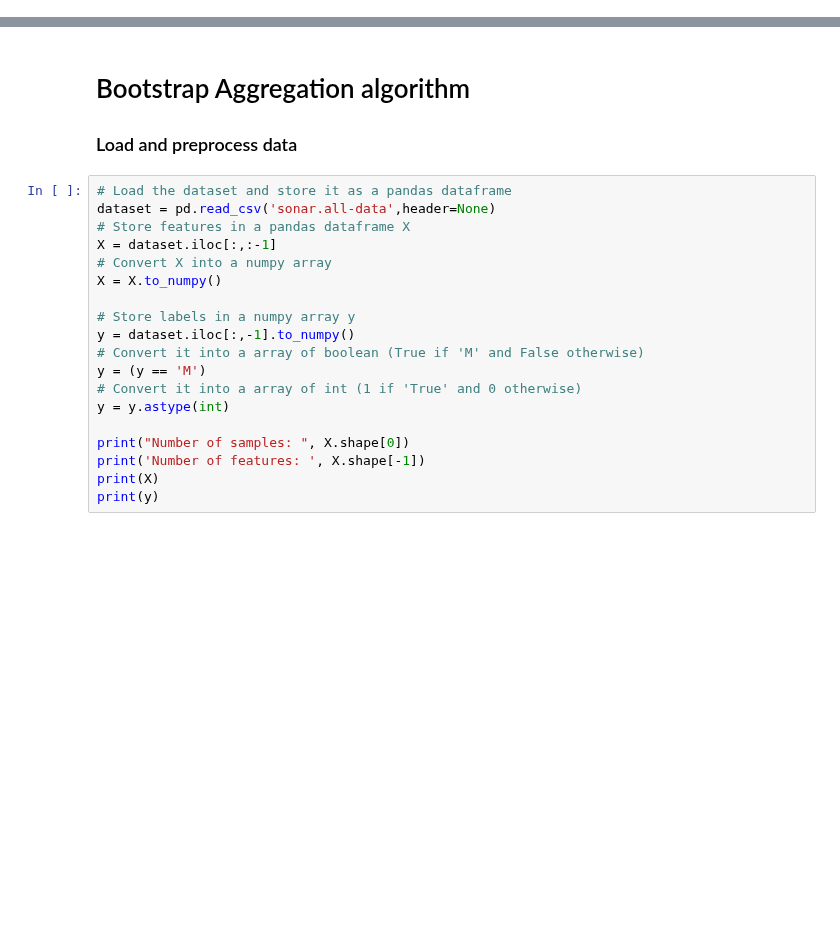
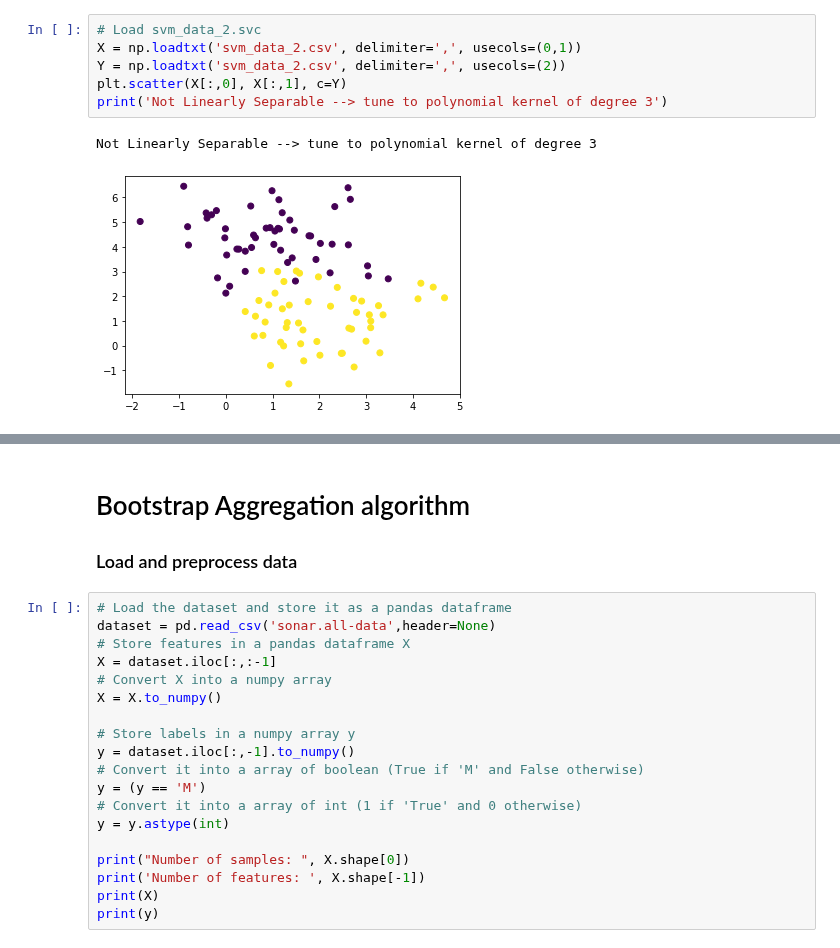
Before and after one commit to ivalencius/Machine_learning_INF264, a Jupyter notebook: Exercises/5/bagging.ipynb, the cells around one changed output, grey strips where cells are left out. Drawn from its saved outputs; the diff is of its cells as text; blank space fills up the shorter version.

```diff
--- a/Exercises/5/bagging.ipynb
+++ b/Exercises/5/bagging.ipynb
@@ -11,0 +64,9 @@ from math import log
+# %%
+# Load svm_data_2.svc
+X = np.loadtxt('svm_data_2.csv', delimiter=',', usecols=(0,1))
+Y = np.loadtxt('svm_data_2.csv', delimiter=',', usecols=(2))
+plt.scatter(X[:,0], X[:,1], c=Y)
+print('Not Linearly Separable --> tune to polynomial kernel of degree 3')
+# %% [output]
+Not Linearly Separable --> tune to polynomial kernel of degree 3
+[figure, added]
```
Also changed, not shown: parts of 10 cells of this notebook.
